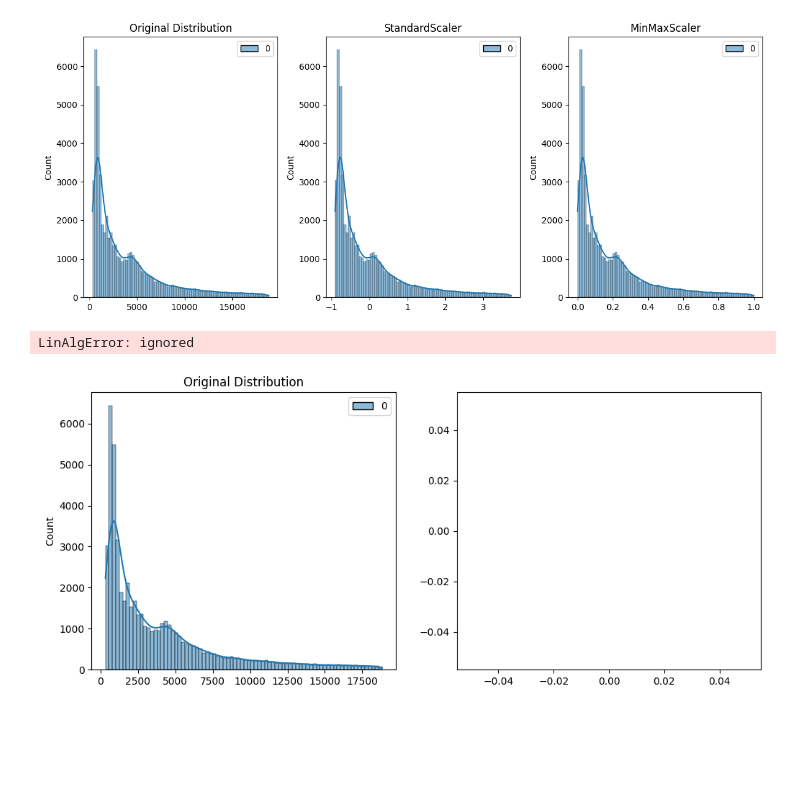
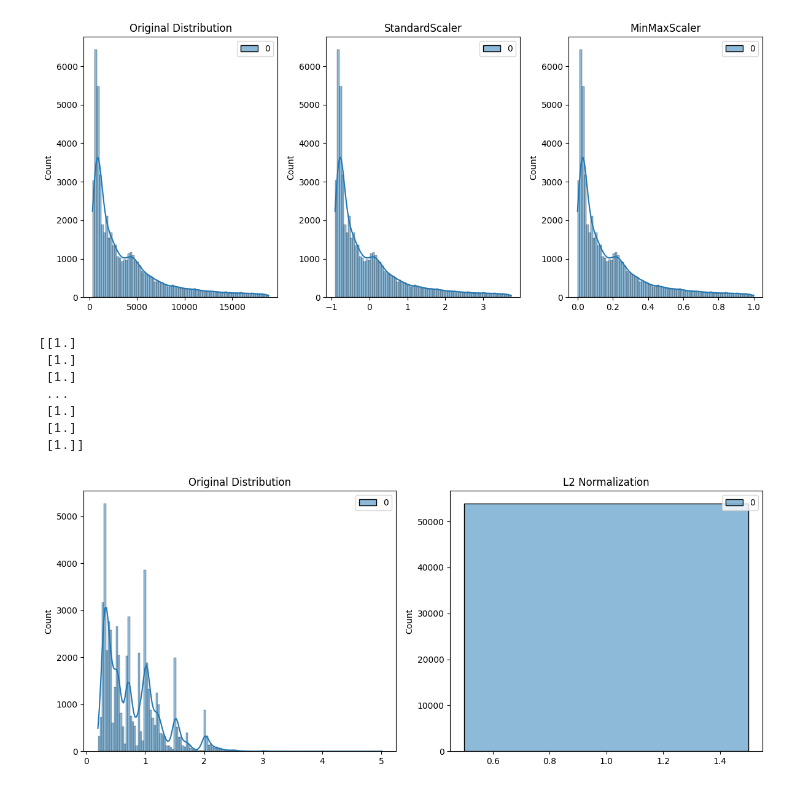
Before and after one commit to PasumurtySowmya/PythonAssignment, a Jupyter notebook: T2assignment.ipynb, the cells around one changed output. Cells and saved outputs as stored; diff of their text form; code cells hidden in the pictures; blank space fills up the shorter version.

```diff
--- a/T2assignment.ipynb
+++ b/T2assignment.ipynb
@@ -95,32 +95,38 @@ plt.show()
 [figure]
 # %%
 #Normalize the dataset using L2 normalization
-import seaborn as sns
-import matplotlib.pyplot as plt
-from sklearn.preprocessing import normalize
+#import seaborn as sns
+#import matplotlib.pyplot as plt
+#from sklearn.preprocessing import normalize
 
 # Load the "diamonds" dataset from Seaborn
-diamonds = sns.load_dataset("diamonds")
+#diamonds = sns.load_dataset("diamonds")
 
 # Extract the "price" column for normalization
-prices = diamonds["price"].values.reshape(-1, 1)
-diamonds=df.dropna()
+carat = diamonds["carat"].values.reshape(-1, 1)
+
 # Apply L2 normalization
-normalized_prices = normalize(prices, norm="l2")
-
+normalized_carat = normalize(carat, norm="l2")
+print(normalized_carat)
 # Plotting
 plt.figure(figsize=(12, 5))
 
 plt.subplot(1, 2, 1)
-sns.histplot(prices, kde=True)
+sns.histplot(carat, kde=True)
 plt.title("Original Distribution")
 
 plt.subplot(1, 2, 2)
-sns.histplot(normalized_prices, kde=True)
+sns.histplot(normalized_carat, kde=False)
 plt.title("L2 Normalization")
 
 plt.tight_layout()
 plt.show()
 # %% [output]
-LinAlgError: ignored
+[[1.]
+ [1.]
+ [1.]
+ ...
+ [1.]
+ [1.]
+ [1.]]
-[figure, old version]
+[figure, new version]
```
Also changed, not shown: parts of 1 cell of this notebook.
